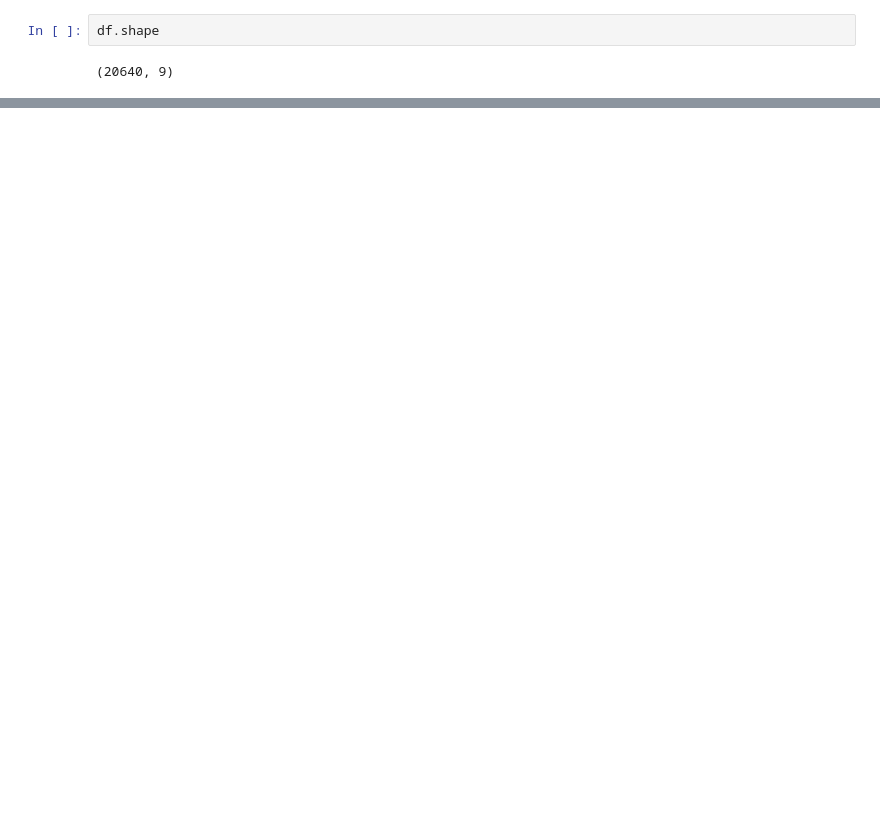
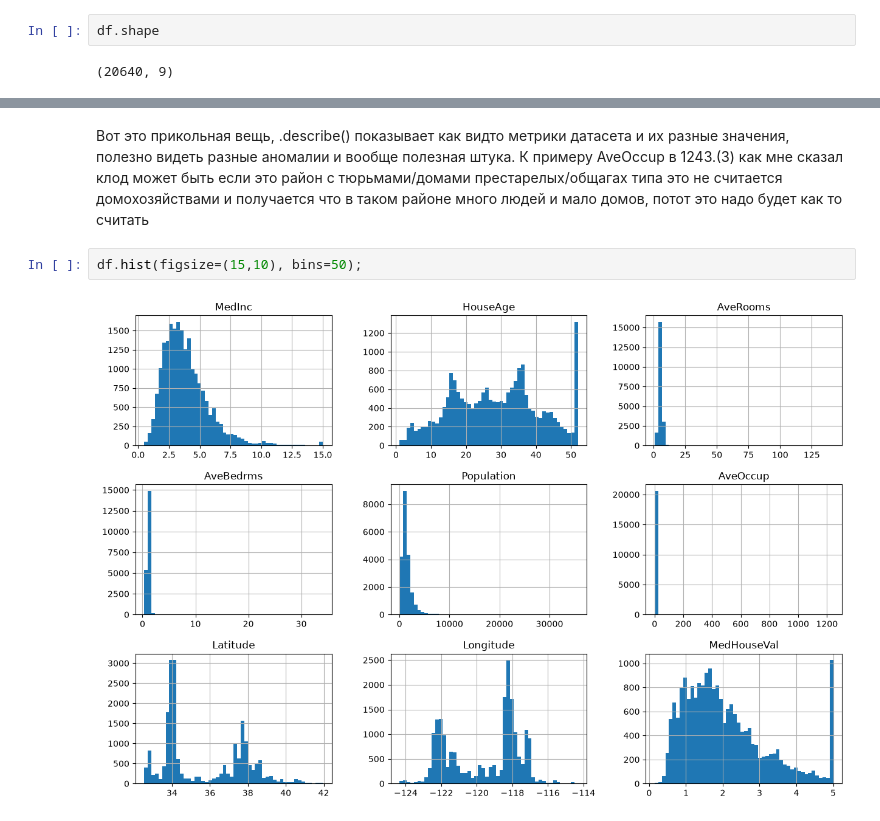
Before and after one commit to Brubusenok/Housing_ML, a Jupyter notebook: Housing.ipynb, the cells around one changed output, grey strips where cells are left out. Drawn from its saved outputs; the diff is of its cells as text; blank space fills up the shorter version.

Commit message:
Дописано много что в ноутбук

```diff
--- a/Housing.ipynb
+++ b/Housing.ipynb
@@ -37,0 +60,6 @@ memory usage: 1.4 MB
+# %% [markdown]
+Вот это прикольная вещь, .describe() показывает как видто метрики датасета и их разные значения, полезно видеть разные аномалии и вообще полезная штука. К примеру AveOccup в 1243.(3) как мне сказал клод может быть если это район с тюрьмами/домами престарелых/общагах типа это не считается домохозяйствами и получается что в таком районе много людей и мало домов, потот это надо будет как то считать
+# %%
+df.hist(figsize=(15,10), bins=50);
+# %% [output]
+[figure, added]
```
Also changed, not shown: parts of 16 cells of this notebook.
